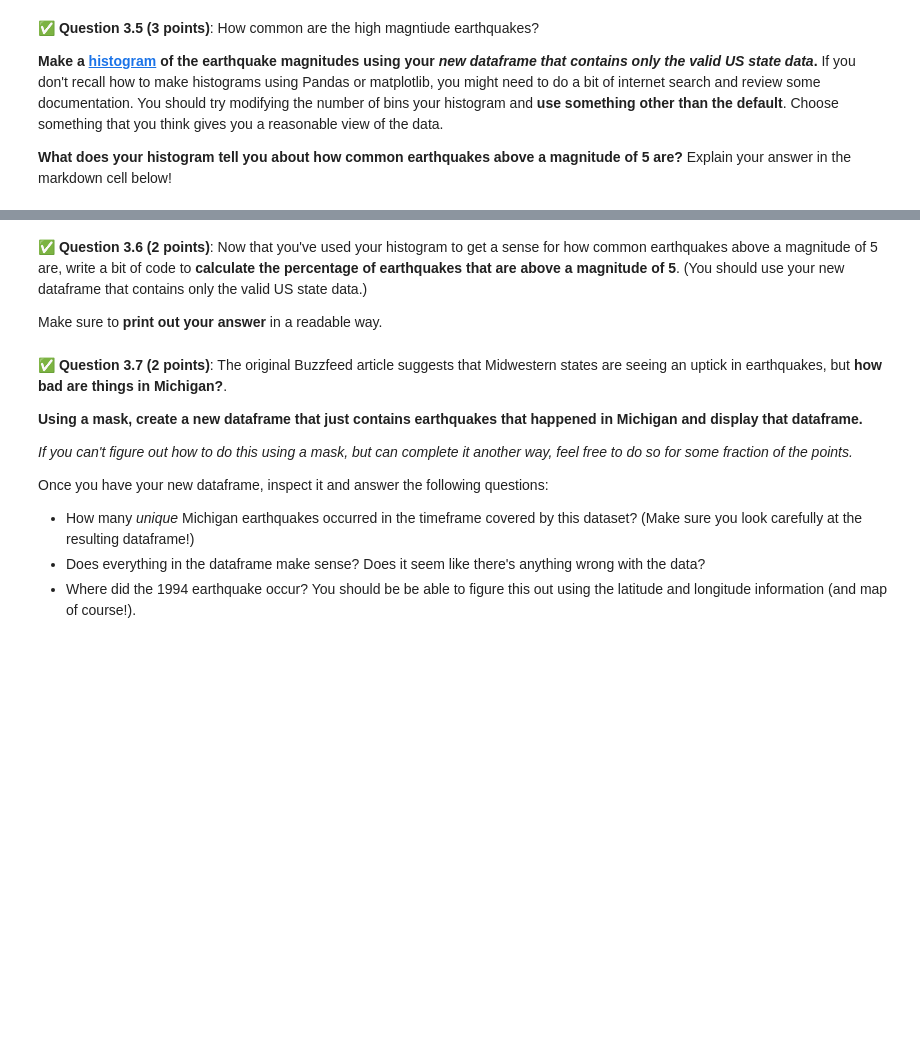
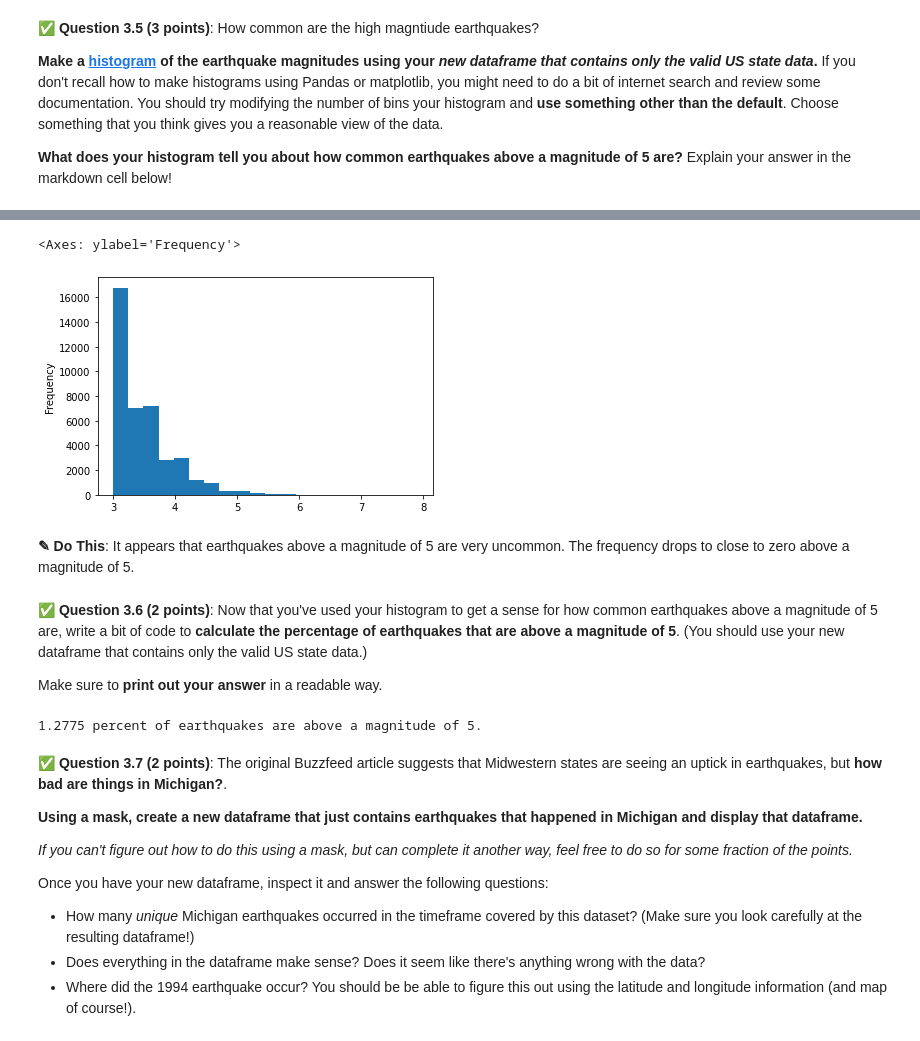
Before and after one commit to sarahhoogstraten/CMSE202-f23-turnin, a Jupyter notebook: hw-01/HW-01_GitPracticeDebuggingPythonPackagesAndClasses-SarahHoogstraten.ipynb, the cells around one changed output, grey strips where cells are left out. Drawn from its saved outputs; the diff is of its cells as text; code cells hidden in the pictures; blank space fills up the shorter version.

```diff
--- a/hw-01/HW-01_GitPracticeDebuggingPythonPackagesAndClasses-SarahHoogstraten.ipynb
+++ b/hw-01/HW-01_GitPracticeDebuggingPythonPackagesAndClasses-SarahHoogstraten.ipynb
@@ -467,3 +448,10 @@ Does the resulting plot meet your expectations? Is there anything that surprises
+# %%
+quake_data_dropped['mag'].plot.hist(bins=20)
+# %% [output]
+<Axes: ylabel='Frequency'>
+[figure, added]
+# %% [markdown]
+**<font size=+3>&#9998;</font> Do This**: It appears that earthquakes above a magnitude of 5 are very uncommon. The frequency drops to close to zero above a magnitude of 5.
 # %% [markdown]
 &#9989; **Question 3.6 (2 points)**: Now that you've used your histogram to get a sense for how common earthquakes above a magnitude of 5 are, write a bit of code to **calculate the percentage of earthquakes that are above a magnitude of 5**. (You should use your new dataframe that contains only the valid US state data.)
 
@@ -473,3 +459,19 @@ Make sure to **print out your answer** in a readable way.
+# %%
+### Put your code here
+above_five = []
+
+#loop to get a list of earthquake magnitudes above 5
+for i in quake_data_dropped['mag']:
+    if i > 5:
+        above_five.append(i)
+    else:
+        pass
+
+percent_above_five = (len(above_five)/len(quake_data_dropped['mag'])) * 100
+
+print(percent_above_five, 'percent of earthquakes are above a magnitude of 5.')
+# %% [output]
+1.2775 percent of earthquakes are above a magnitude of 5.
 # %% [markdown]
 &#9989; **Question 3.7 (2 points)**: The original Buzzfeed article suggests that Midwestern states are seeing an uptick in earthquakes, but **how bad are things in Michigan?**.
 
```
Also changed, not shown: parts of 28 cells of this notebook.
